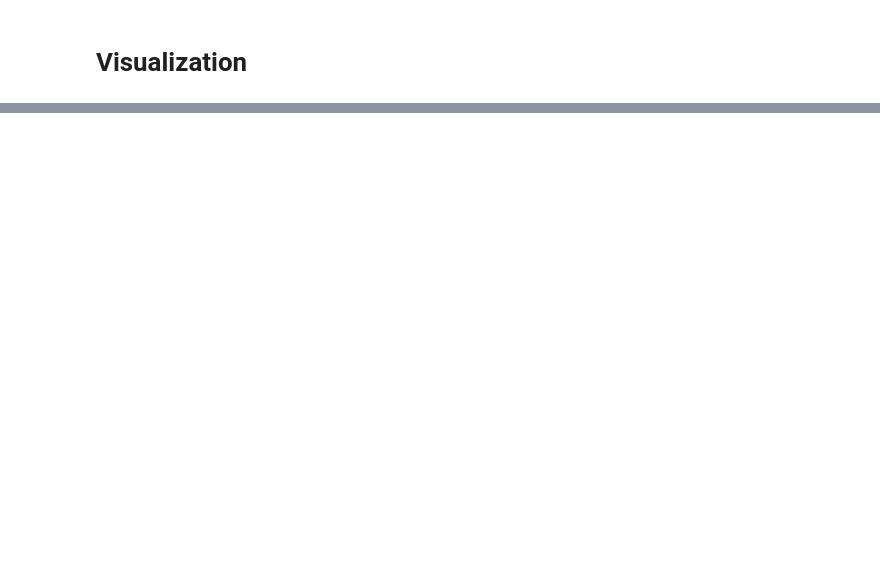
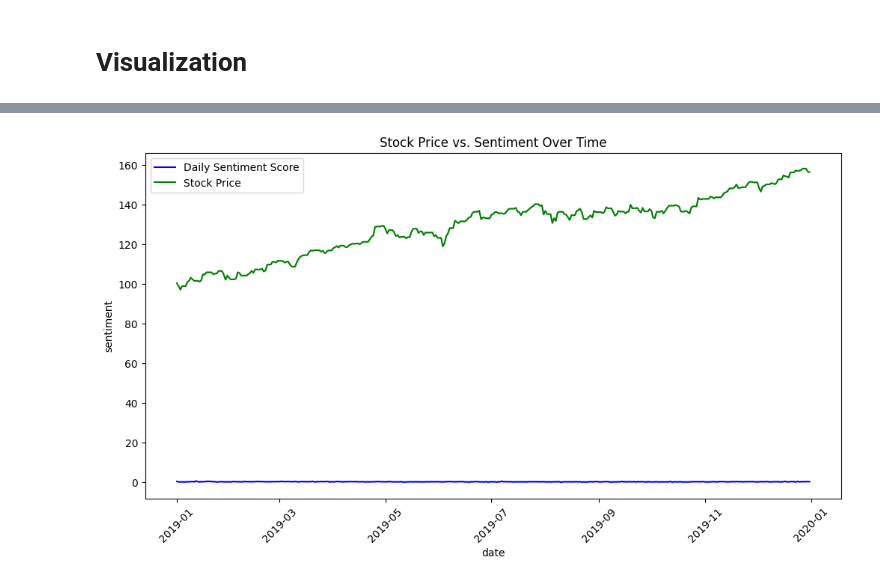
Before and after one commit to Mini1521/Sentiment-Analysis, a Jupyter notebook: Using_Microsoft_and_Tesla_Dataset_from_2020.ipynb, the cells around one changed output, grey strips where cells are left out. Drawn from its saved outputs; the diff is of its cells as text; code cells hidden in the pictures; blank space fills up the shorter version.

```diff
--- a/Using_Microsoft_and_Tesla_Dataset_from_2020.ipynb
+++ b/Using_Microsoft_and_Tesla_Dataset_from_2020.ipynb
@@ -1758,0 +1641,14 @@ TypeError: unhashable type: 'numpy.ndarray'
+# %%
+# 2️⃣ LINE PLOT: Stock Price vs. Sentiment
+stock_df = pd.read_csv("/content/Merge_MSFT_TWEET.csv")  # Ensure dataset has 'date', 'sentiment_score', 'stock_price'
+stock_df['date'] = pd.to_datetime(stock_df['date'])
+
+plt.figure(figsize=(12, 6))
+sns.lineplot(x=stock_df['date'], y=stock_df['sentiment'], label="Daily Sentiment Score", color='blue')
+sns.lineplot(x=stock_df['date'], y=stock_df['low_value'], label="Stock Price", color='green')
+plt.xticks(rotation=45)
+plt.title("Stock Price vs. Sentiment Over Time")
+plt.legend()
+plt.show()
+# %% [output]
+[figure, added]
```
Also changed, not shown: parts of 35 cells of this notebook.
